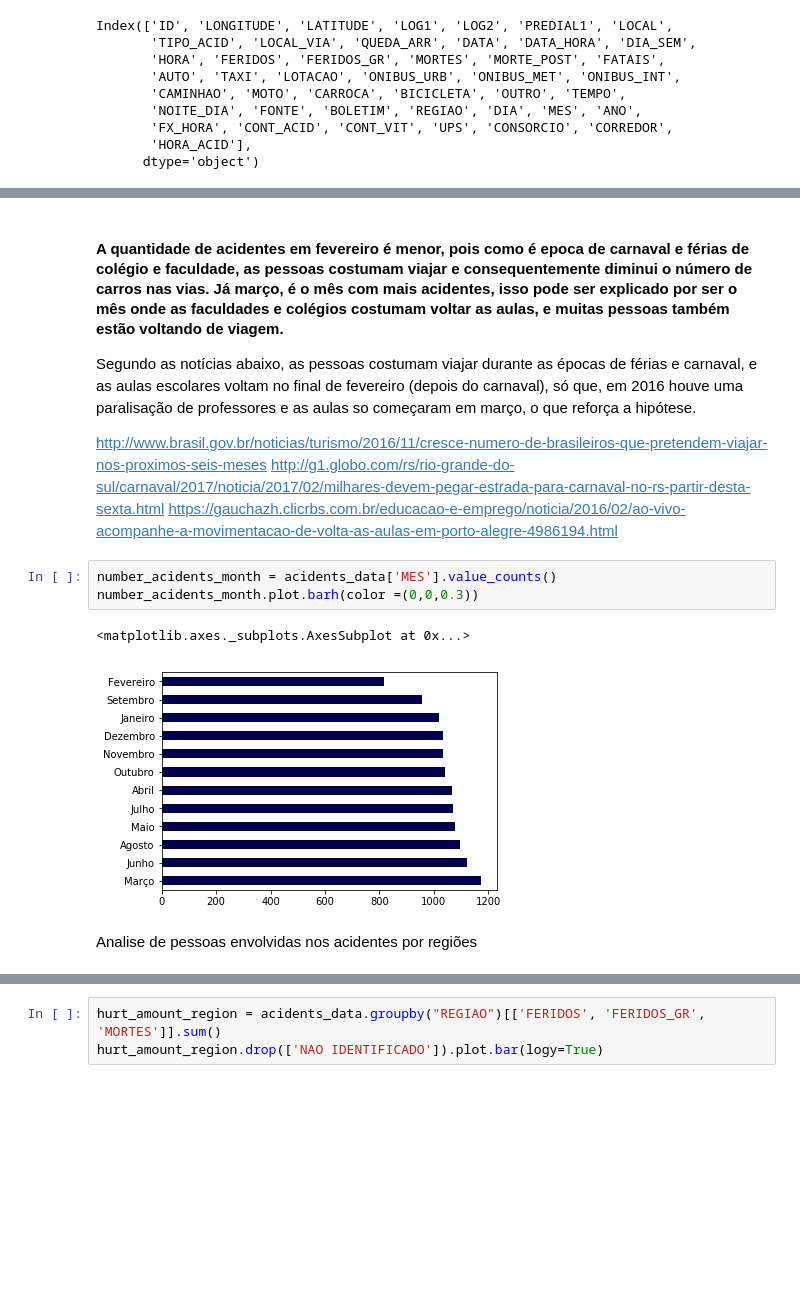
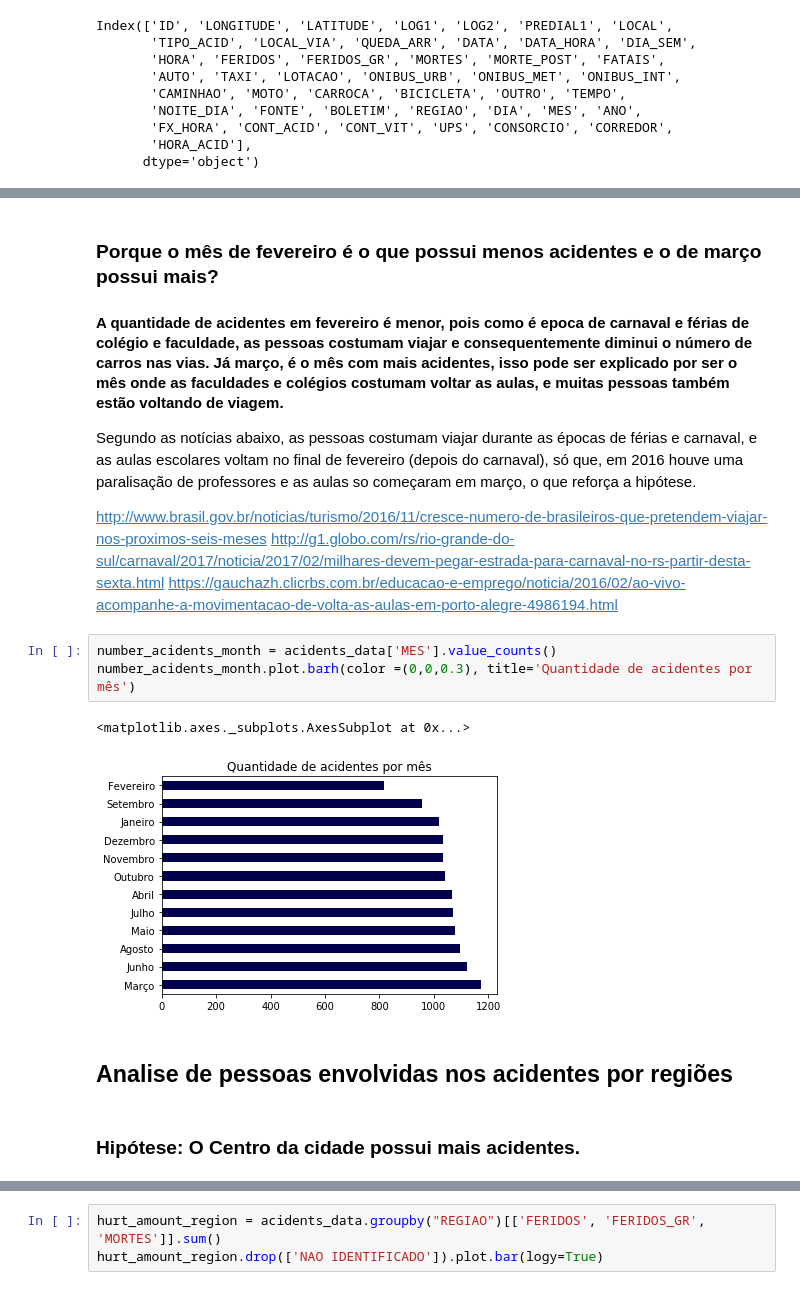
Before and after one commit to if1015-datascience-ufpe/2018-2-projeto-data-lords, a Jupyter notebook: project.ipynb, the cells around one changed output, grey strips where cells are left out. Drawn from its saved outputs; the diff is of its cells as text; blank space fills up the shorter version.

```diff
--- a/project.ipynb
+++ b/project.ipynb
@@ -789,4 +822,5 @@ number_acidents_day_type_hour.groupby('DIA_SEM')
 # %% [markdown]
+### Porque o mês de fevereiro é o que possui menos acidentes e o de março possui mais?
 #### A quantidade de acidentes em fevereiro é menor, pois como é epoca de carnaval e férias de colégio e faculdade, as pessoas costumam viajar e consequentemente diminui o número de carros nas vias. Já março, é o mês com mais acidentes, isso pode ser explicado por ser o mês onde as faculdades e colégios costumam voltar as aulas, e muitas pessoas também estão voltando de viagem.
 Segundo as notícias abaixo, as pessoas costumam viajar durante as épocas de férias e carnaval, e as aulas escolares voltam no final de fevereiro (depois do carnaval), só que, em 2016 houve uma paralisação de professores e as aulas so começaram em março, o que reforça a hipótese.
 
@@ -795,9 +829,11 @@ http://g1.globo.com/rs/rio-grande-do-sul/carnaval/2017/noticia/2017/02/milhares-
 https://gauchazh.clicrbs.com.br/educacao-e-emprego/noticia/2016/02/ao-vivo-acompanhe-a-movimentacao-de-volta-as-aulas-em-porto-alegre-4986194.html
 # %%
 number_acidents_month = acidents_data['MES'].value_counts()
-number_acidents_month.plot.barh(color =(0,0,0.3))
+number_acidents_month.plot.barh(color =(0,0,0.3), title='Quantidade de acidentes por mês')
 # %% [output]
 <matplotlib.axes._subplots.AxesSubplot at 0x...>
-[figure, old version]
+[figure, new version]
 # %% [markdown]
-Analise de pessoas envolvidas nos acidentes por regiões
+## Analise de pessoas envolvidas nos acidentes por regiões
+# %% [markdown]
+### Hipótese: O Centro da cidade possui mais acidentes.
```
Also changed, not shown: parts of 24 cells of this notebook.
